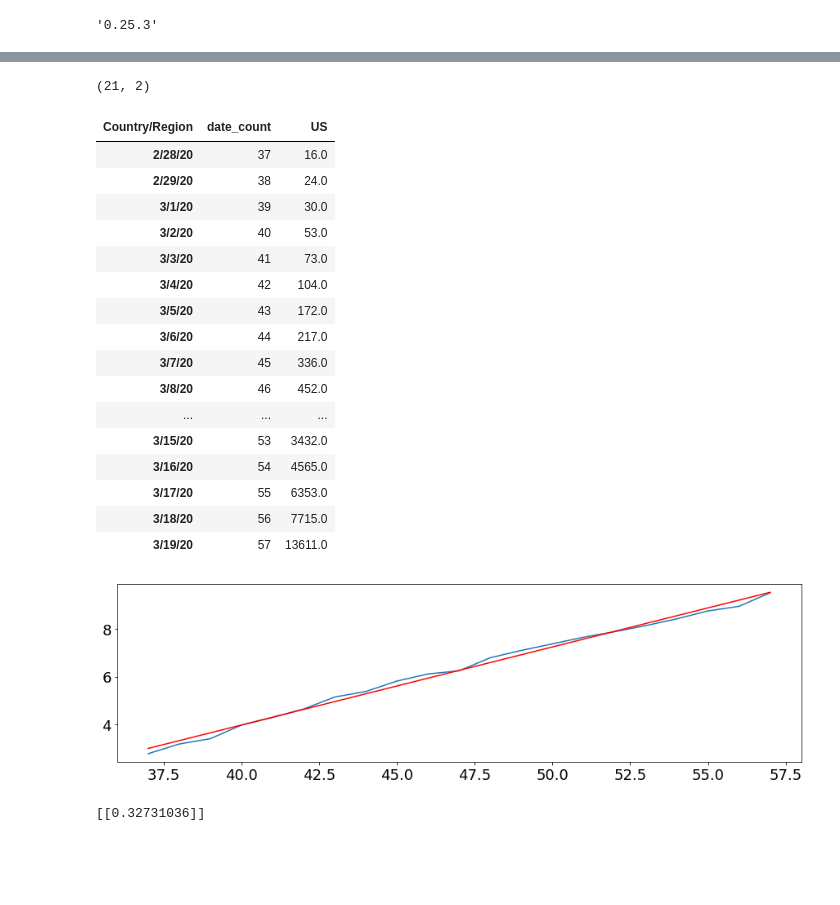
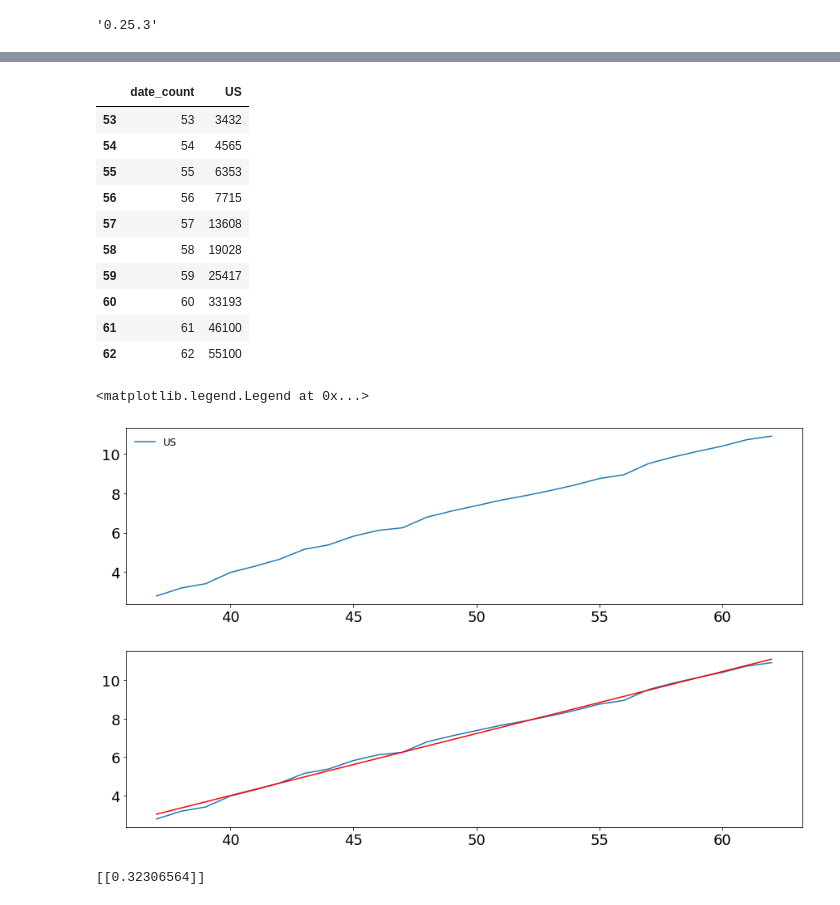
Before and after one commit to che220/covid-19, a Jupyter notebook: confirmed_cases.ipynb, the cells around one changed output, grey strips where cells are left out. Saved outputs shown, nothing was run; the diff lists cells and outputs as text; code cells hidden in the pictures; blank space fills up the shorter version.

```diff
--- a/confirmed_cases.ipynb
+++ b/confirmed_cases.ipynb
@@ -127,17 +127,40 @@ ax.legend(frameon=False, ncol=2, fontsize='x-small')
+# %%
+country = 'US'
+us_df = lin_df[['date_count', country]]
+mat = us_df.values.astype(np.int)
+mat = mat[mat[:, 0] < 61]
+mat = np.r_[mat,
+            np.array([[61, 46100]]), # 3/23
+            np.array([[62, 55100]])] # 3/24
+us_df = pd.DataFrame(mat, columns=['date_count', country])
+us_df = us_df[us_df.date_count >= 37]
+log_us_df = np.c_[us_df.date_count.values, np.log(us_df[country])]
+log_us_df = pd.DataFrame(log_us_df, columns=['date_count', country])
+display(us_df.tail(10))
+
+fig, ax = plt.subplots(figsize=(15, 4))
+ax.plot(log_us_df['date_count'], log_us_df[country], label=country)
+ax.legend(frameon=False, ncol=2, fontsize='x-small')
+# %% [output]
+|  | date_count | US |
+| 53 | 53 | 3432 |
+| 54 | 54 | 4565 |
+| 55 | 55 | 6353 |
+| 56 | 56 | 7715 |
+| 57 | 57 | 13608 |
+| 58 | 58 | 19028 |
+| 59 | 59 | 25417 |
+| 60 | 60 | 33193 |
+| 61 | 61 | 46100 |
+| 62 | 62 | 55100 |
+<matplotlib.legend.Legend at 0x...>
+[figure, added]
 # %%
 from sklearn.linear_model import LinearRegression
 from sklearn import metrics
 
-country = 'US'
-df = lin_df[['date_count', country]].copy()
-df = df[df.date_count >= 37]
-#df = df.head(df.shape[0]-1)
-print(df.shape)
-display(df)
-
-x = df.date_count.values.reshape(-1, 1)
-y = df[country].values.reshape(-1, 1)
-y = np.log(y)
+x = log_us_df.date_count.values.reshape(-1, 1)
+y = log_us_df[country].values.reshape(-1, 1)
 lin_reg = LinearRegression()
 lin_reg.fit(x, y)
 y_fit = lin_reg.predict(x)
@@ -148,24 +171,6 @@ plt.plot(x, y_fit, color='red')
 plt.show()
 print(lin_reg.coef_)
 # %% [output]
+[figure, new version]
-(21, 2)
+[[0.32306564]]
-| Country/Region | date_count | US |
-| 2/28/20 | 37 | 16.0 |
-| 2/29/20 | 38 | 24.0 |
-| 3/1/20 | 39 | 30.0 |
-| 3/2/20 | 40 | 53.0 |
-| 3/3/20 | 41 | 73.0 |
-| 3/4/20 | 42 | 104.0 |
-| 3/5/20 | 43 | 172.0 |
-| 3/6/20 | 44 | 217.0 |
-| 3/7/20 | 45 | 336.0 |
-| 3/8/20 | 46 | 452.0 |
-| ... | ... | ... |
-| 3/15/20 | 53 | 3432.0 |
-| 3/16/20 | 54 | 4565.0 |
-| 3/17/20 | 55 | 6353.0 |
-| 3/18/20 | 56 | 7715.0 |
-| 3/19/20 | 57 | 13611.0 |
-[figure, old version]
-[[0.32731036]]
 # %%
```
Also changed, not shown: parts of 6 cells of this notebook, 1 other file.
